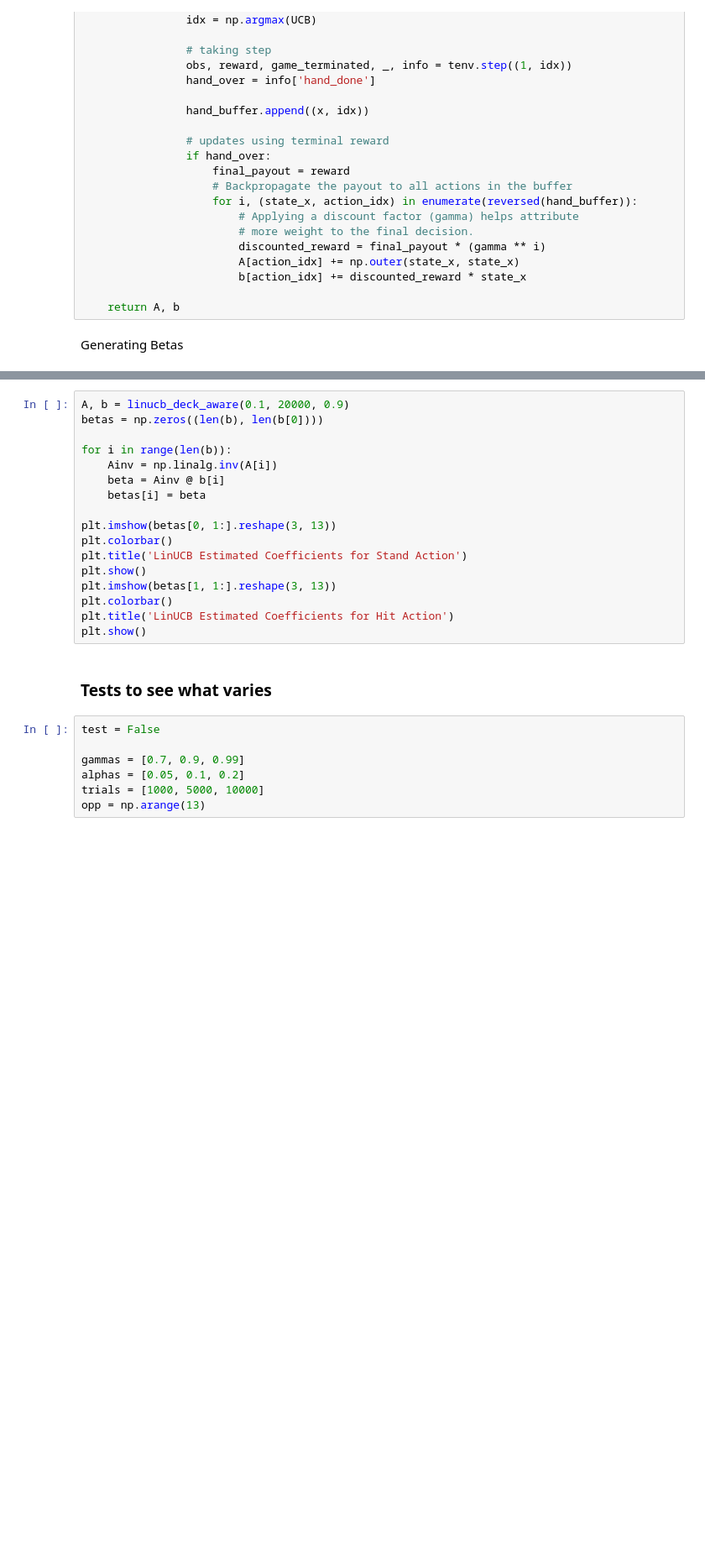
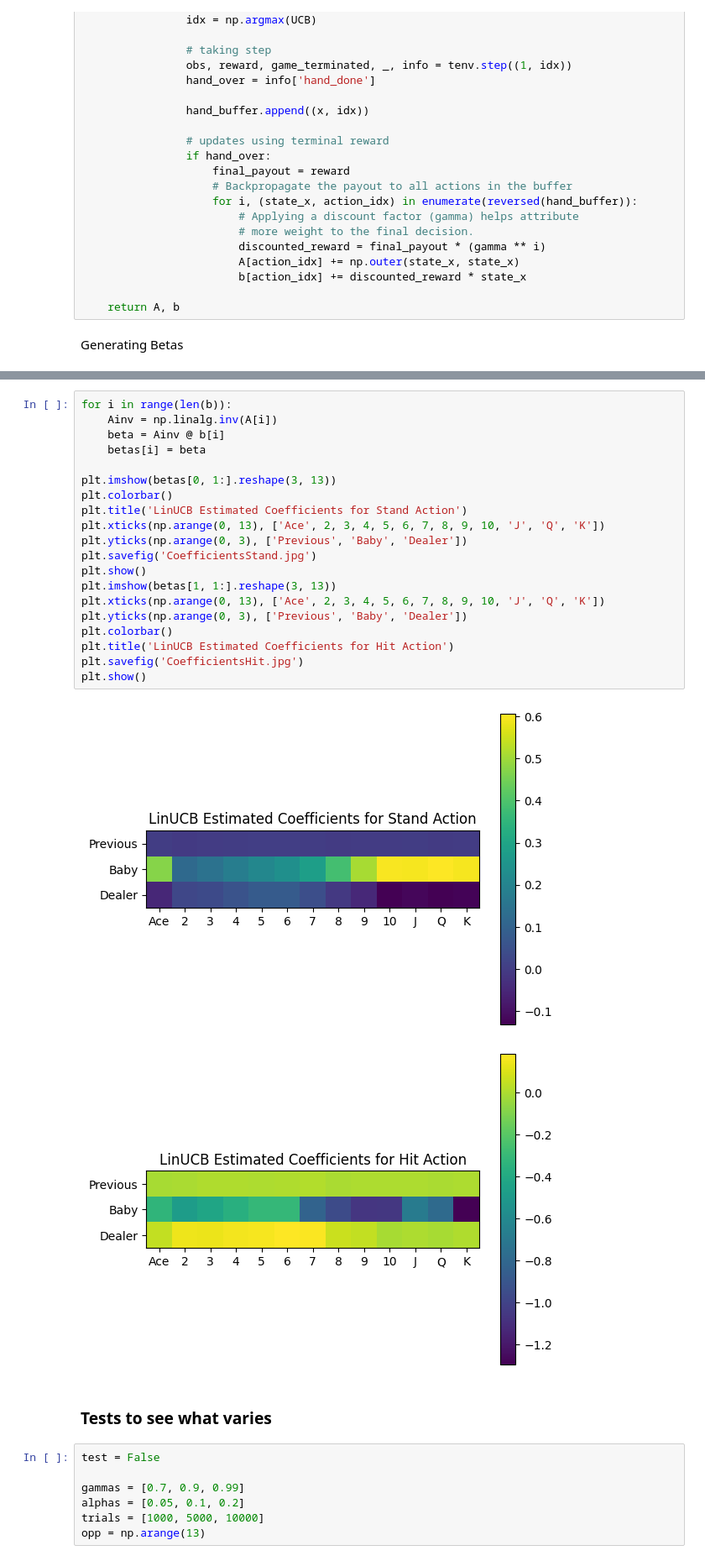
Before and after one commit to pw2515-ctrl/BabyBlackjackBandit, a Jupyter notebook: linucb.ipynb, the cells around one changed output, grey strips where cells are left out. Shown at 84% size. Saved outputs shown, nothing was run; the diff lists cells and outputs as text; blank space fills up the shorter version.

Commit message:
image outputs

```diff
--- a/linucb.ipynb
+++ b/linucb.ipynb
@@ -71,20 +74,26 @@ Generating Betas
 # %%
-A, b = linucb_deck_aware(0.1, 20000, 0.9)
-betas = np.zeros((len(b), len(b[0])))
-
 for i in range(len(b)):
     Ainv = np.linalg.inv(A[i])
     beta = Ainv @ b[i]
     betas[i] = beta
 
 plt.imshow(betas[0, 1:].reshape(3, 13))
 plt.colorbar()
 plt.title('LinUCB Estimated Coefficients for Stand Action')
+plt.xticks(np.arange(0, 13), ['Ace', 2, 3, 4, 5, 6, 7, 8, 9, 10, 'J', 'Q', 'K'])
+plt.yticks(np.arange(0, 3), ['Previous', 'Baby', 'Dealer'])
+plt.savefig('CoefficientsStand.jpg')
 plt.show()
 plt.imshow(betas[1, 1:].reshape(3, 13))
+plt.xticks(np.arange(0, 13), ['Ace', 2, 3, 4, 5, 6, 7, 8, 9, 10, 'J', 'Q', 'K'])
+plt.yticks(np.arange(0, 3), ['Previous', 'Baby', 'Dealer'])
 plt.colorbar()
 plt.title('LinUCB Estimated Coefficients for Hit Action')
+plt.savefig('CoefficientsHit.jpg')
 plt.show()
+# %% [output]
+[figure, added]
+[figure, added]
 # %% [markdown]
 ### Tests to see what varies
 # %%
```
Also changed, not shown: parts of 5 cells of this notebook, 27 other files.
